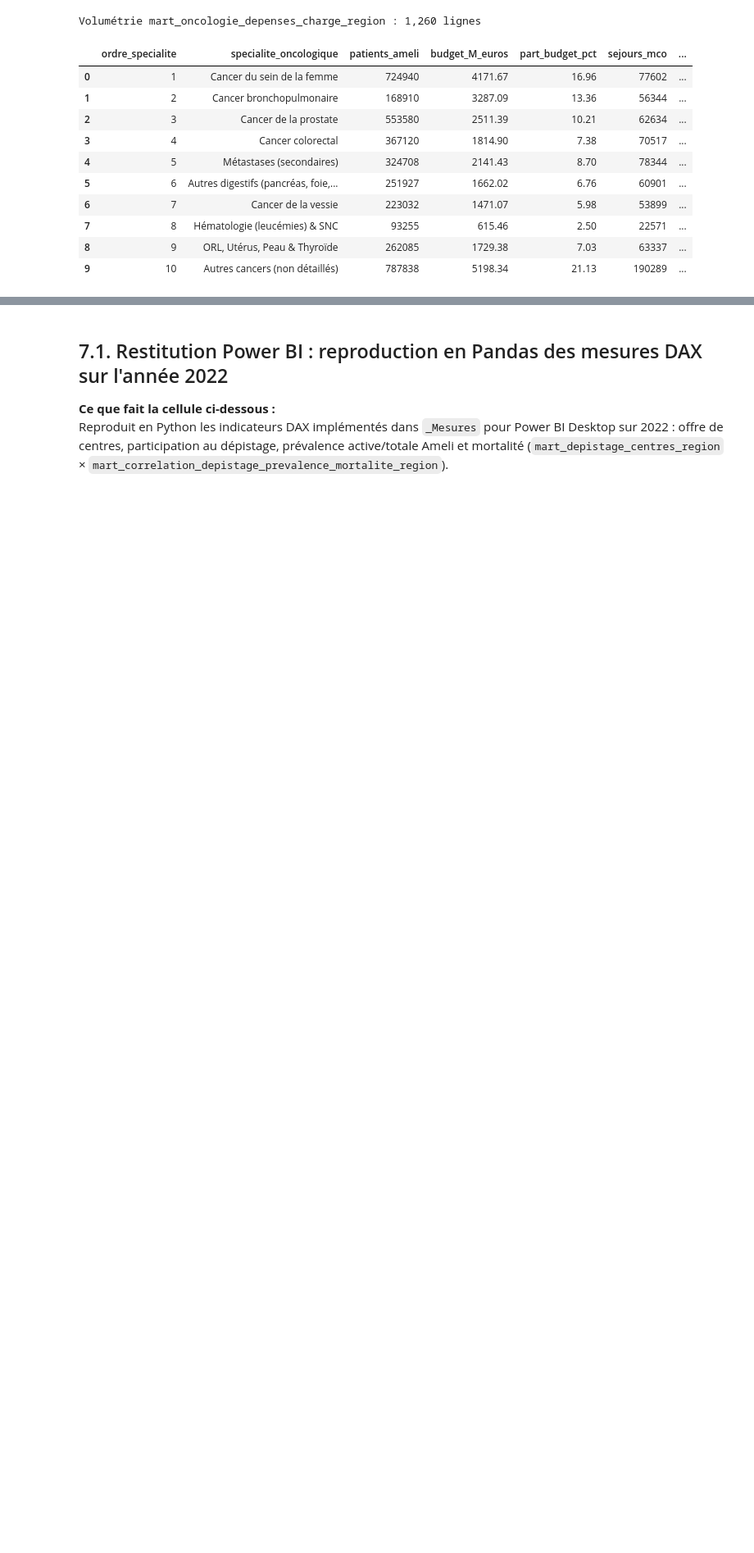
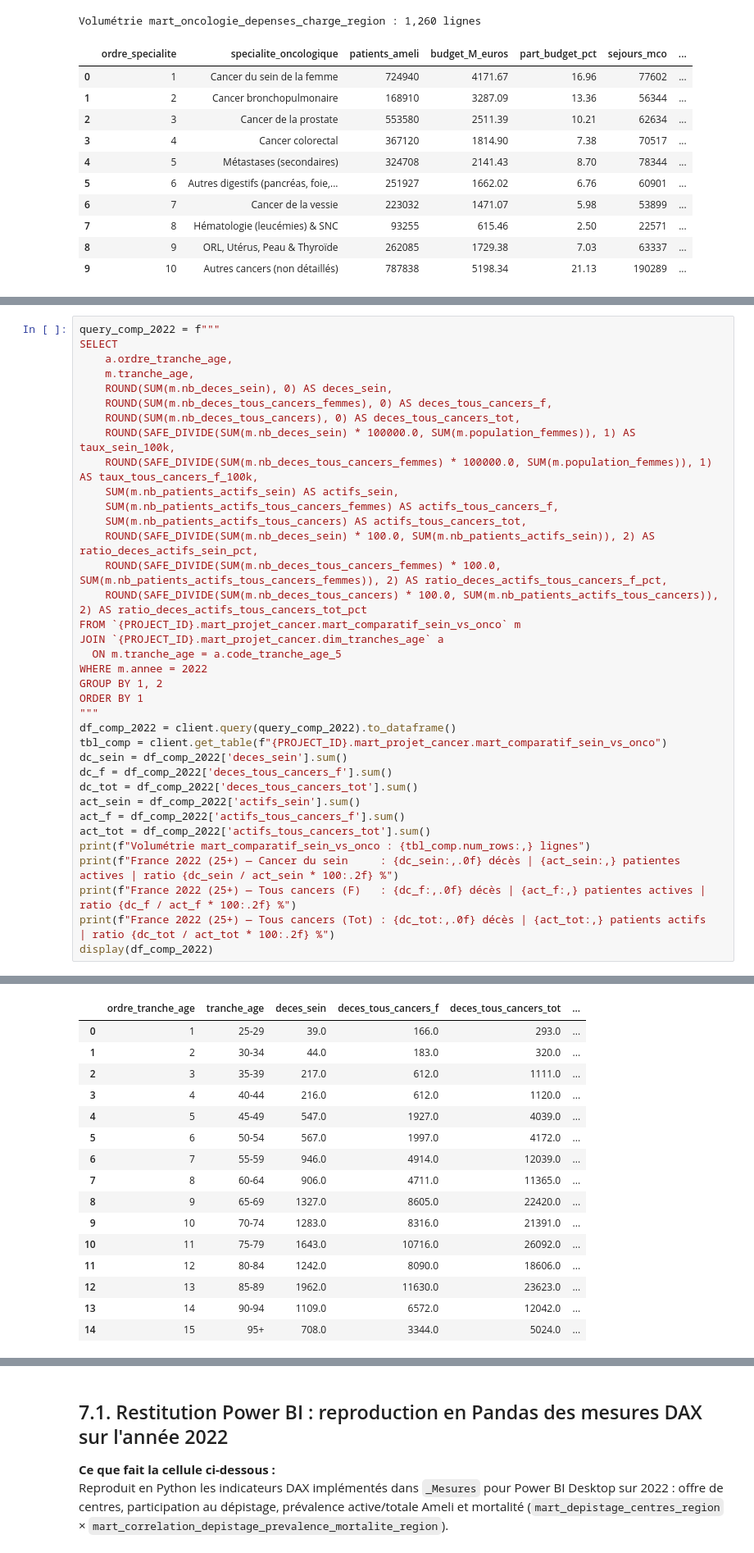
Before and after one commit to Hythus/dbt-bigquery-analyse-cancer-du-sein, a Jupyter notebook: Partie Val.ipynb, the cells around one changed output, grey strips where cells are left out. Shown at 82% size. Drawn from its saved outputs; the diff is of its cells as text; blank space fills up the shorter version.

Commit message:
feat(marts): ajout mart_comparatif_sein_vs_onco (CepiDc et Ameli tous cancers), notebooks et README

```diff
--- a/Partie Val.ipynb
+++ b/Partie Val.ipynb
@@ -936,0 +944,37 @@ Volumétrie mart_oncologie_depenses_charge_region : 1,260 lignes
+# %%
+query_comp_2022 = f"""
+SELECT
+    a.ordre_tranche_age,
+    m.tranche_age,
+    ROUND(SUM(m.nb_deces_sein), 0) AS deces_sein,
+    ROUND(SUM(m.nb_deces_tous_cancers_femmes), 0) AS deces_tous_cancers_f,
+    ROUND(SUM(m.nb_deces_tous_cancers), 0) AS deces_tous_cancers_tot,
+    ROUND(SAFE_DIVIDE(SUM(m.nb_deces_sein) * 100000.0, SUM(m.population_femmes)), 1) AS taux_sein_100k,
+    ROUND(SAFE_DIVIDE(SUM(m.nb_deces_tous_cancers_femmes) * 100000.0, SUM(m.population_femmes)), 1) AS taux_tous_cancers_f_100k,
+    SUM(m.nb_patients_actifs_sein) AS actifs_sein,
+    SUM(m.nb_patients_actifs_tous_cancers_femmes) AS actifs_tous_cancers_f,
+    SUM(m.nb_patients_actifs_tous_cancers) AS actifs_tous_cancers_tot,
+    ROUND(SAFE_DIVIDE(SUM(m.nb_deces_sein) * 100.0, SUM(m.nb_patients_actifs_sein)), 2) AS ratio_deces_actifs_sein_pct,
+    ROUND(SAFE_DIVIDE(SUM(m.nb_deces_tous_cancers_femmes) * 100.0, SUM(m.nb_patients_actifs_tous_cancers_femmes)), 2) AS ratio_deces_actifs_tous_cancers_f_pct,
+    ROUND(SAFE_DIVIDE(SUM(m.nb_deces_tous_cancers) * 100.0, SUM(m.nb_patients_actifs_tous_cancers)), 2) AS ratio_deces_actifs_tous_cancers_tot_pct
+FROM `{PROJECT_ID}.mart_projet_cancer.mart_comparatif_sein_vs_onco` m
+JOIN `{PROJECT_ID}.mart_projet_cancer.dim_tranches_age` a
+  ON m.tranche_age = a.code_tranche_age_5
+WHERE m.annee = 2022
+GROUP BY 1, 2
+ORDER BY 1
+"""
+df_comp_2022 = client.query(query_comp_2022).to_dataframe()
+tbl_comp = client.get_table(f"{PROJECT_ID}.mart_projet_cancer.mart_comparatif_sein_vs_onco")
+dc_sein = df_comp_2022['deces_sein'].sum()
+dc_f = df_comp_2022['deces_tous_cancers_f'].sum()
+dc_tot = df_comp_2022['deces_tous_cancers_tot'].sum()
+act_sein = df_comp_2022['actifs_sein'].sum()
+act_f = df_comp_2022['actifs_tous_cancers_f'].sum()
+act_tot = df_comp_2022['actifs_tous_cancers_tot'].sum()
+print(f"Volumétrie mart_comparatif_sein_vs_onco : {tbl_comp.num_rows:,} lignes")
+print(f"France 2022 (25+) — Cancer du sein     : {dc_sein:,.0f} décès | {act_sein:,} patientes actives | ratio {dc_sein / act_sein * 100:.2f} %")
+print(f"France 2022 (25+) — Tous cancers (F)   : {dc_f:,.0f} décès | {act_f:,} patientes actives | ratio {dc_f / act_f * 100:.2f} %")
+print(f"France 2022 (25+) — Tous cancers (Tot) : {dc_tot:,.0f} décès | {act_tot:,} patients actifs   | ratio {dc_tot / act_tot * 100:.2f} %")
+display(df_comp_2022)
+# %% [output]
@@ -937,3 +985,19 @@ Volumétrie mart_oncologie_depenses_charge_region : 1,260 lignes
+|  | ordre_tranche_age | tranche_age | deces_sein | deces_tous_cancers_f | deces_tous_cancers_tot | ... |
+| 0 | 1 | 25-29 | 39.0 | 166.0 | 293.0 | ... |
+| 1 | 2 | 30-34 | 44.0 | 183.0 | 320.0 | ... |
+| 2 | 3 | 35-39 | 217.0 | 612.0 | 1111.0 | ... |
+| 3 | 4 | 40-44 | 216.0 | 612.0 | 1120.0 | ... |
+| 4 | 5 | 45-49 | 547.0 | 1927.0 | 4039.0 | ... |
+| 5 | 6 | 50-54 | 567.0 | 1997.0 | 4172.0 | ... |
+| 6 | 7 | 55-59 | 946.0 | 4914.0 | 12039.0 | ... |
+| 7 | 8 | 60-64 | 906.0 | 4711.0 | 11365.0 | ... |
+| 8 | 9 | 65-69 | 1327.0 | 8605.0 | 22420.0 | ... |
+| 9 | 10 | 70-74 | 1283.0 | 8316.0 | 21391.0 | ... |
+| 10 | 11 | 75-79 | 1643.0 | 10716.0 | 26092.0 | ... |
+| 11 | 12 | 80-84 | 1242.0 | 8090.0 | 18606.0 | ... |
+| 12 | 13 | 85-89 | 1962.0 | 11630.0 | 23623.0 | ... |
+| 13 | 14 | 90-94 | 1109.0 | 6572.0 | 12042.0 | ... |
+| 14 | 15 | 95+ | 708.0 | 3344.0 | 5024.0 | ... |
 # %% [markdown]
 ## 6.1. Tests de qualité (`dbt test --select marts`) et suivi GitHub
 
```
Also changed, not shown: parts of 10 cells of this notebook, 10 other files.
